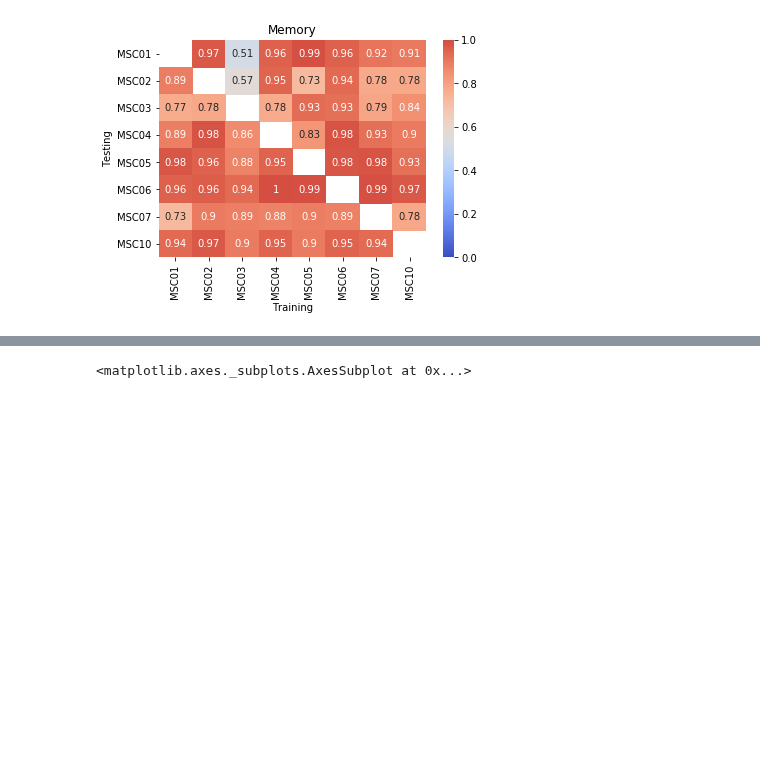
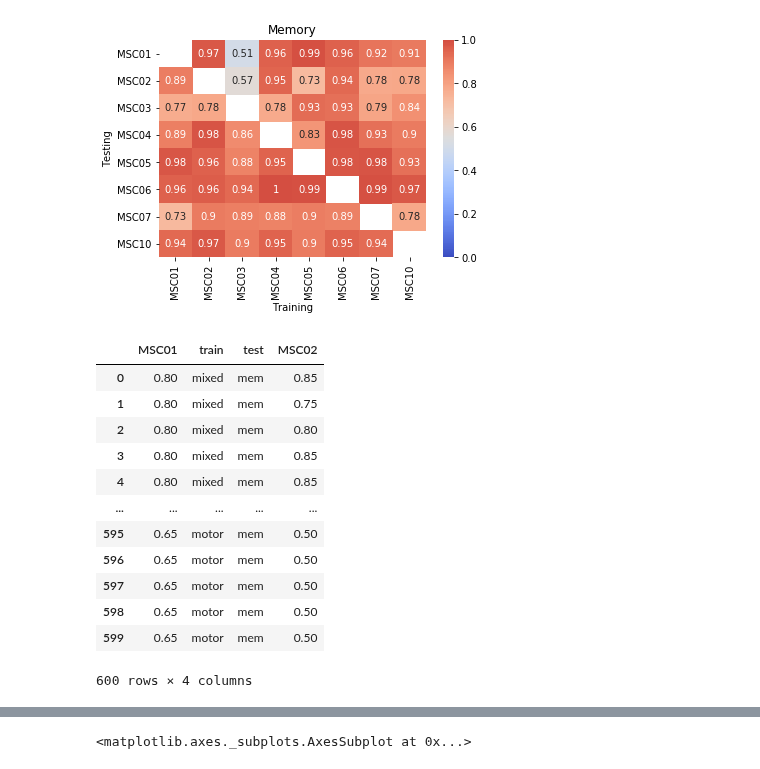
Before and after one commit to GrattonLab/MSC_Alexis, a Jupyter notebook: analysis/code/mL_rsfMRI/figs_for_slides.ipynb, the cells around one changed output, grey strips where cells are left out. Cells and saved outputs as stored; diff of their text form; code cells hidden in the pictures; blank space fills up the shorter version.

```diff
--- a/analysis/code/mL_rsfMRI/figs_for_slides.ipynb
+++ b/analysis/code/mL_rsfMRI/figs_for_slides.ipynb
@@ -161 +217,17 @@ DS=pd.merge(motMix,mem,on=['train', 'test'])
+# %%
+SS
+# %% [output]
+|  | MSC01 | train | test | MSC02 |
+| 0 | 0.80 | mixed | mem | 0.85 |
+| 1 | 0.80 | mixed | mem | 0.75 |
+| 2 | 0.80 | mixed | mem | 0.80 |
+| 3 | 0.80 | mixed | mem | 0.85 |
+| 4 | 0.80 | mixed | mem | 0.85 |
+| ... | ... | ... | ... | ... |
+| 595 | 0.65 | motor | mem | 0.50 |
+| 596 | 0.65 | motor | mem | 0.50 |
+| 597 | 0.65 | motor | mem | 0.50 |
+| 598 | 0.65 | motor | mem | 0.50 |
+| 599 | 0.65 | motor | mem | 0.50 |
+600 rows × 4 columns
 # %%
```
Also changed, not shown: parts of 17 cells of this notebook, 12 other files.
